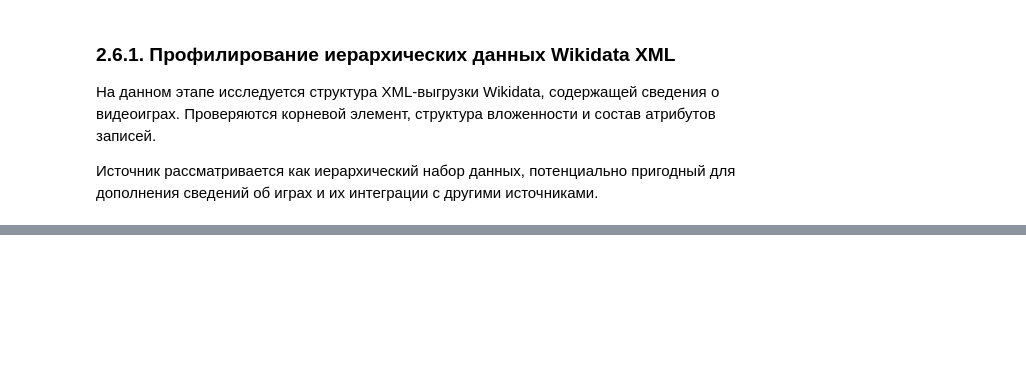
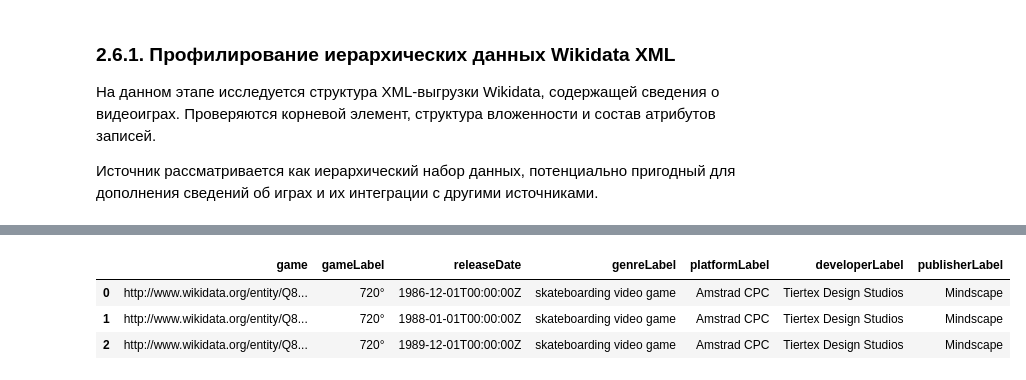
Before and after one commit to Dani-ldyaev/gaming-data-analysis, a Jupyter notebook: notebooks/2_3.ipynb, the cells around one changed output, grey strips where cells are left out. Cells and saved outputs as stored; diff of their text form; code cells hidden in the pictures; blank space fills up the shorter version.

Commit message:
Continue developing 2.3. Finish all profiling.

```diff
--- a/notebooks/2_3.ipynb
+++ b/notebooks/2_3.ipynb
@@ -1065,47 +1065,46 @@ wikidata_path = RAW / "xml" / "wikidata" / "wikidata_video_games.xml"
 def clean_tag(tag):
     return tag.split("}")[-1] if "}" in tag else tag
 
-depth = 0
-root_tag = None
+variables = []
 record_count = 0
 sample_records = []
 
-for event, elem in ET.iterparse(wikidata_path, events=("start", "end")):
-    if event == "start":
-        depth += 1
+for event, elem in ET.iterparse(wikidata_path, events=("end",)):
+    tag = clean_tag(elem.tag)
 
-        if depth == 1:
-            root_tag = clean_tag(elem.tag)
+    if tag == "head":
+        variables = [
+            variable.attrib.get("name")
+            for variable in elem
+            if clean_tag(variable.tag) == "variable"
+        ]
 
-    else:
-        if depth == 2:
-            record_count += 1
+    elif tag == "result":
+        record_count += 1
 
-            if len(sample_records) < 3:
-                sample_records.append({
-                    "tag": clean_tag(elem.tag),
-                    "attributes": elem.attrib,
-                    "children": [
-                        clean_tag(child.tag) for child in elem
-                    ],
-                    "sample_values": {
-                        clean_tag(child.tag): (child.text or "").strip()[:150]
-                        for child in elem
-                        if child.text and child.text.strip()
-                    }
-                })
+        if len(sample_records) < 3:
+            record = {}
 
-            elem.clear()
+            for binding in elem:
+                if clean_tag(binding.tag) != "binding":
+                    continue
 
-        depth -= 1
+                name = binding.attrib.get("name")
+                value = next(iter(binding), None)
 
-print("Корневой элемент:", root_tag)
-print("Количество записей первого уровня:", record_count)
+                if name and value is not None:
+                    record[name] = value.text
 
-for i, record in enumerate(sample_records, 1):
-    print(f"\nЗапись {i}:")
-    print("Тег:", record["tag"])
-    print("Атрибуты:", record["attributes"])
-    print("Вложенные элементы:", record["children"])
-    print("Примеры значений:", record["sample_values"])
+            sample_records.append(record)
+
+        elem.clear()
+
+    elif tag == "results":
+        elem.clear()
+
+print("Доступные поля:", variables)
+print("Количество игровых записей:", record_count)
+
+print("\nПримеры записей:")
+display(pd.DataFrame(sample_records))
 # %% [output]
@@ -1125,0 +1115,4 @@ for i, record in enumerate(sample_records, 1):
+|  | game | gameLabel | releaseDate | genreLabel | platformLabel | developerLabel | publisherLabel |
+| 0 | http://www.wikidata.org/entity/Q8... | 720° | 1986-12-01T00:00:00Z | skateboarding video game | Amstrad CPC | Tiertex Design Studios | Mindscape |
+| 1 | http://www.wikidata.org/entity/Q8... | 720° | 1988-01-01T00:00:00Z | skateboarding video game | Amstrad CPC | Tiertex Design Studios | Mindscape |
+| 2 | http://www.wikidata.org/entity/Q8... | 720° | 1989-12-01T00:00:00Z | skateboarding video game | Amstrad CPC | Tiertex Design Studios | Mindscape |
```
Also changed, not shown: parts of 8 cells of this notebook.
